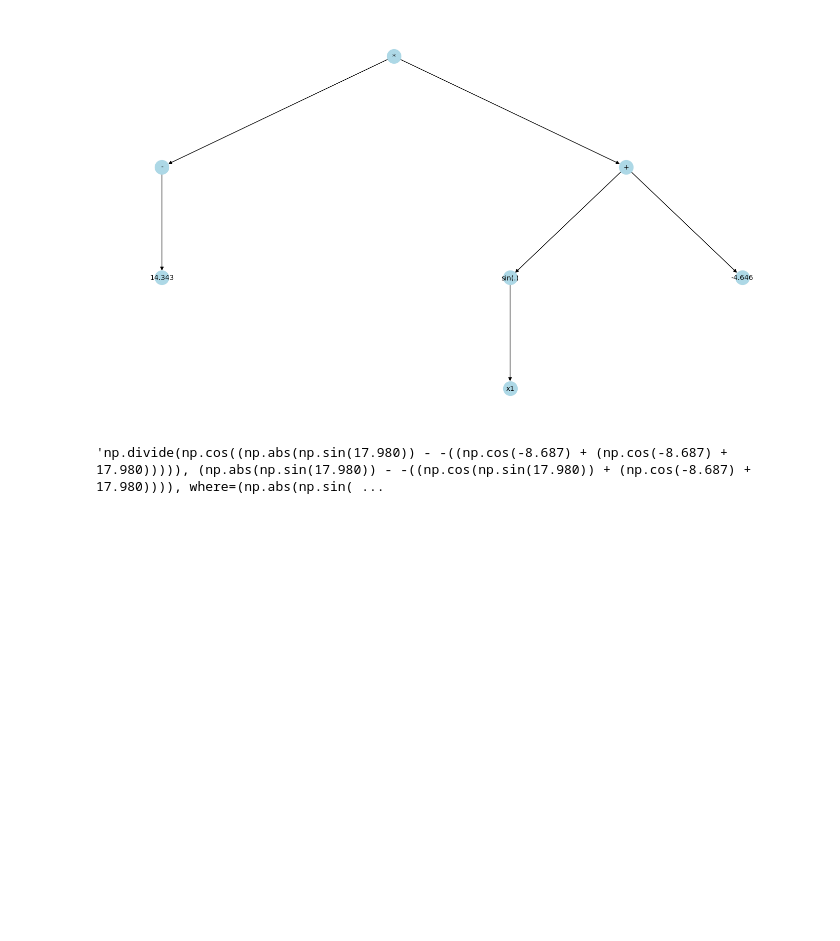
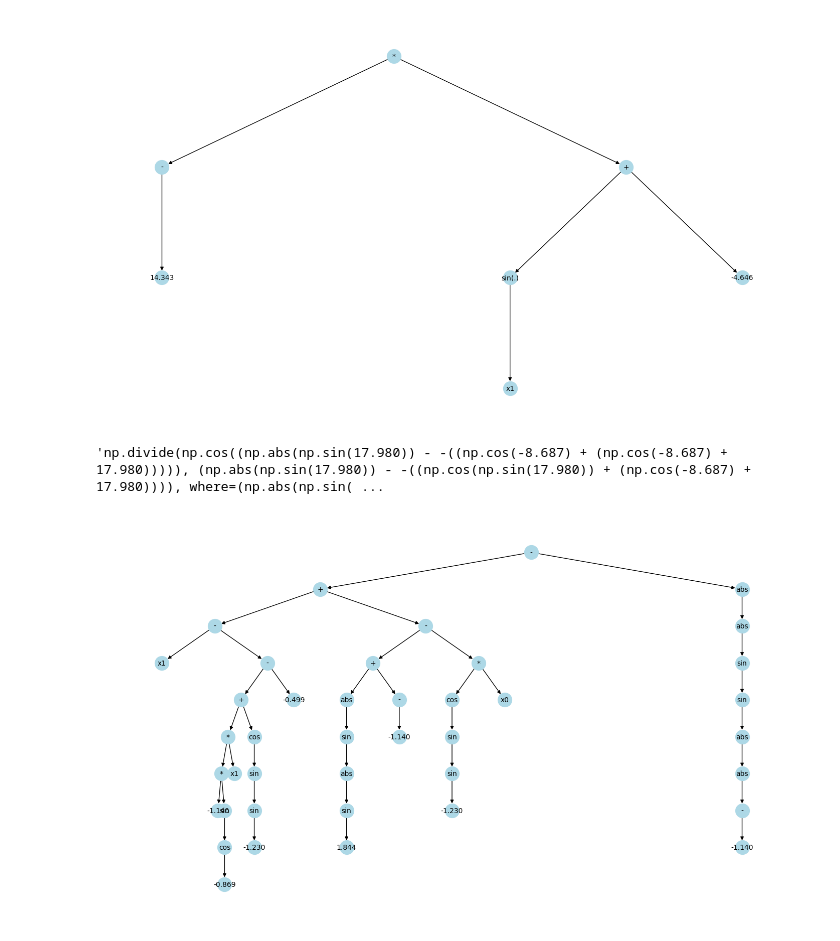
Before and after one commit to MicheleCazzola/project-work, a Jupyter notebook: gp.ipynb, the cells around one changed output. Drawn from its saved outputs; the diff is of its cells as text; code cells hidden in the pictures; blank space fills up the shorter version.

```diff
--- a/gp.ipynb
+++ b/gp.ipynb
@@ -723,7 +701,6 @@ class Individual:
     mse: float
 # %%
 def parent_selection(population: list[Individual]) -> Individual:
-    BUCKET_SIZE = 10
     candidates = sorted(np.random.choice(population, BUCKET_SIZE), key=lambda e: e.mse)
     return candidates[0]
 # %%
@@ -798,25 +815,3 @@ Solving problem 5
 # %%
 dataset_dim = x['x'].shape[0]
 dataset_size = x['x'].shape[1]
-# %%
-train_indices, val_indices = train_test_split(range(dataset_size), test_size=0.1, random_state=SEED)
-#train_indices, val_indices = range(0, dataset_size), range(0, dataset_size)
-x_train, y_train = x['x'][:, train_indices], x['y'][train_indices]
-x_val, y_val = x['x'][:, val_indices], x['y'][val_indices]
-# %%
-import matplotlib.pyplot as plt
-
-print(f"Solving problem {PROBLEM}")
-print(x_train.shape, y_train.shape)
-print(x_val.shape, y_val.shape)
-init_rnd(SEED)
-x_train, y_train = reduce_dataset(x_train, y_train, RED_FACTOR)
-variables = [f"x{i}" for i in range(dataset_dim)]
-constants_bounds = (-CONSTANTS_RANGE, CONSTANTS_RANGE)
-population = [Individual(Tree.create_individual(operators, variables, constants_bounds, max_depth=MAX_DEPTH), 0) for _ in range(POP_SIZE)]
-champion = evolutionary_solve(population, x_train, y_train, x_val, y_val)
-
-plt.figure(figsize=(14,8))
-champion.genome.draw()
-mse_val = Tree.mse(champion.genome, x_val, y_val)
-print(f"Train MSE: {champion.mse}, Validation MSE: {mse_val}")
@@ -841,0 +983,4 @@ Tree.to_math_notation(champion.genome)
+# %%
+draw(champion.genome)
+# %% [output]
+[figure, added]
```
Also changed, not shown: parts of 23 cells of this notebook, 57 other files.
